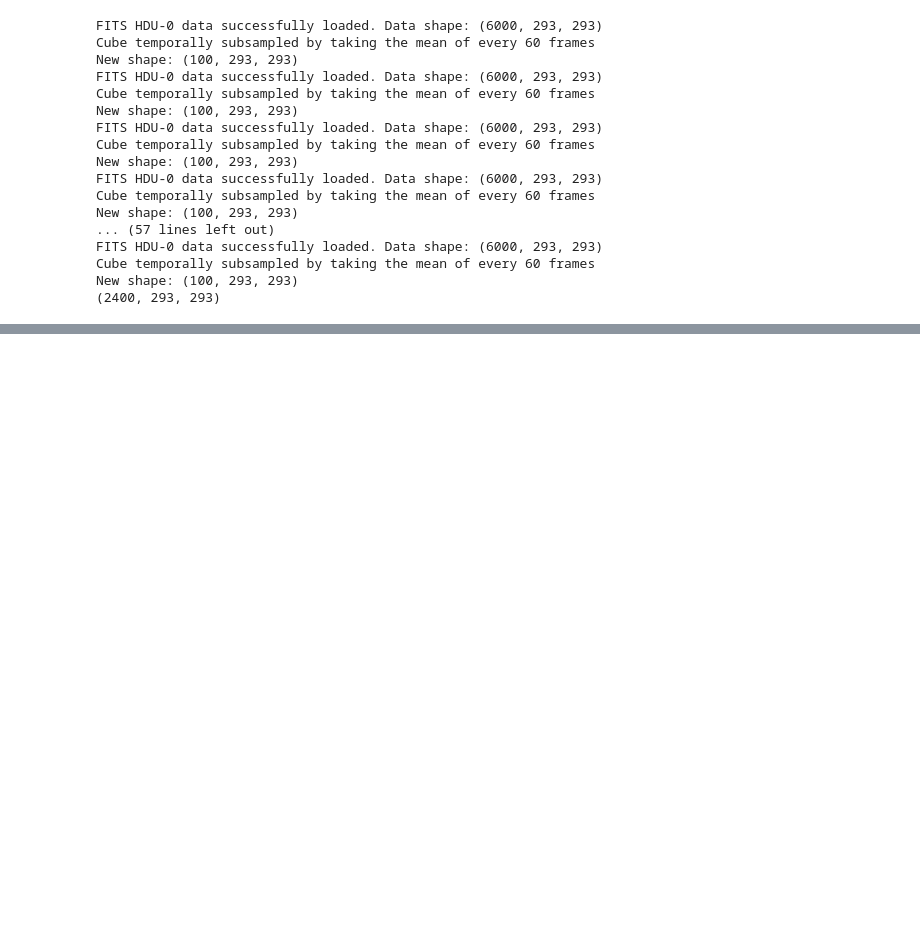
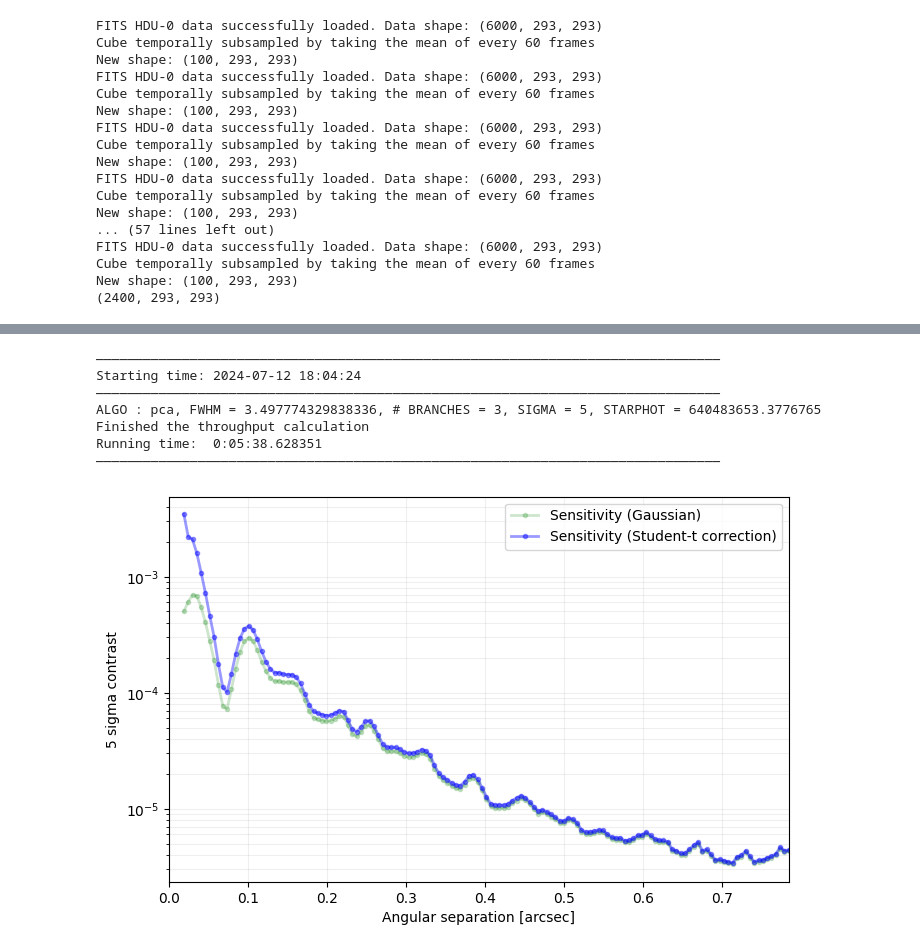
Before and after one commit to BryceDixon/High_Contrast_Imaging, a Jupyter notebook: vip_test.ipynb, the cells around one changed output, grey strips where cells are left out. Saved outputs shown, nothing was run; the diff lists cells and outputs as text; code cells hidden in the pictures; blank space fills up the shorter version.

Commit message:
contrast

```diff
--- a/vip_test.ipynb
+++ b/vip_test.ipynb
@@ -151,4 +150,14 @@ ImportError: cannot import name 'ELT_METIS' from 'vip_hci.config' (c:\Users\bryc
 # %%
 from vip_hci.metrics import contrast_curve
-cc_rdi = contrast_curve(cube_subsample(cube,60), angs, psfn, fwhm=fwhm_naco, pxscale=pxscale_naco, starphot=starphot,
-                        sigma=5, nbranch=3, algo=pca, ncomp=10, cube_ref=cube_ref_trim)
+pxscale = 0.00547 # arcseconds/pixel
+cc_rdi = contrast_curve(cube_sampled, angs, psfn, fwhm=fwhm_naco, pxscale=pxscale, starphot=starphot,
+                        sigma=5, nbranch=3, algo=pca, ncomp=10, cube_ref=cube_ref_trim, svd_mode = SvdMode.RANDSVD, save_plot = "C:/Users/bryce/High_Contrast_Imaging/METIS_2024/VIP")
+# %% [output]
+――――――――――――――――――――――――――――――――――――――――――――――――――――――――――――――――――――――――――――――――
+Starting time: 2024-07-12 18:04:24
+――――――――――――――――――――――――――――――――――――――――――――――――――――――――――――――――――――――――――――――――
+ALGO : pca, FWHM = 3.497774329838336, # BRANCHES = 3, SIGMA = 5, STARPHOT = 640483653.3776765
+Finished the throughput calculation
+Running time:  0:05:38.628351
+――――――――――――――――――――――――――――――――――――――――――――――――――――――――――――――――――――――――――――――――
+[figure, added]
```
Also changed, not shown: parts of 6 cells of this notebook, 2 other files.
